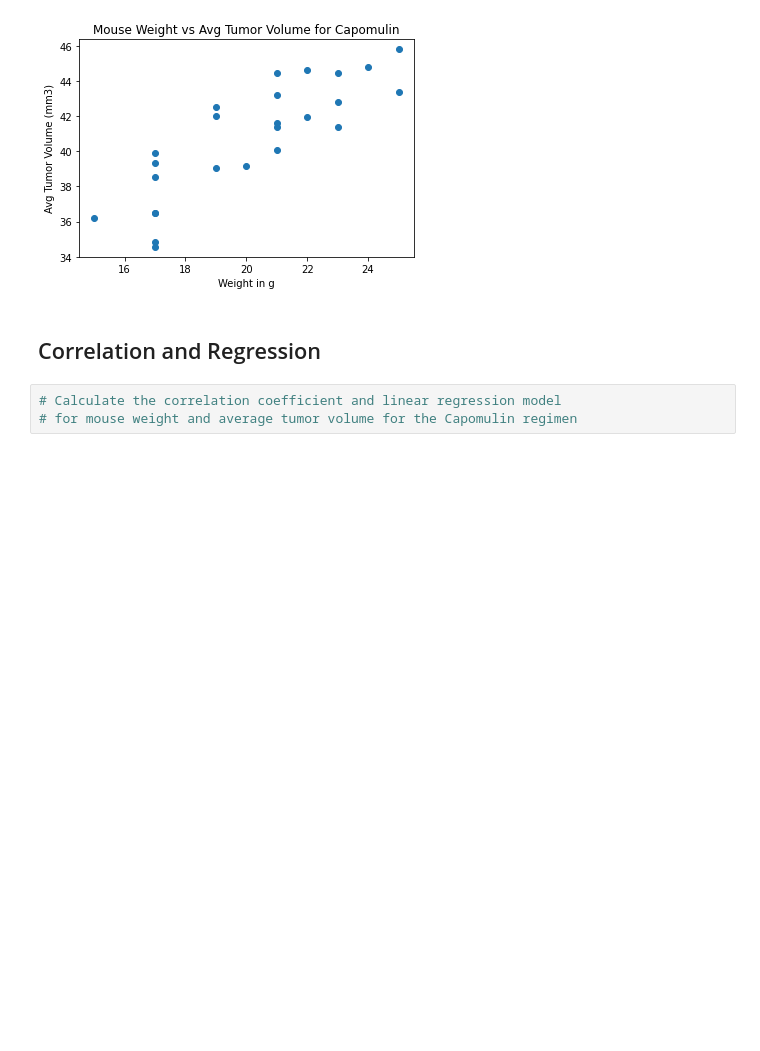
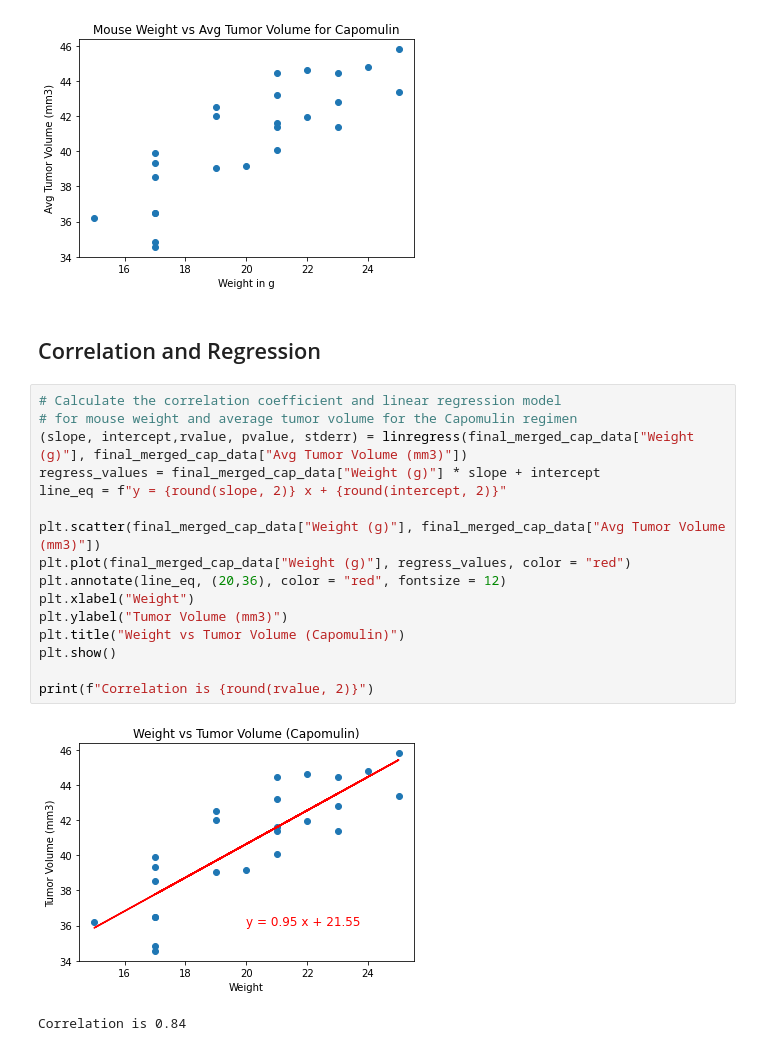
Before and after one commit to nstefanek/matplotlib, a Jupyter notebook: pymaceuticals_starter.ipynb, the cells around one changed output. Cells and saved outputs as stored; diff of their text form; blank space fills up the shorter version.

```diff
--- a/pymaceuticals_starter.ipynb
+++ b/pymaceuticals_starter.ipynb
@@ -342,6 +343,22 @@ plt.show()
 [figure]
 # %% [markdown]
 ## Correlation and Regression
-# %%
-# Calculate the correlation coefficient and linear regression model
-# for mouse weight and average tumor volume for the Capomulin regimen
+# %%
+# Calculate the correlation coefficient and linear regression model
+# for mouse weight and average tumor volume for the Capomulin regimen
+(slope, intercept,rvalue, pvalue, stderr) = linregress(final_merged_cap_data["Weight (g)"], final_merged_cap_data["Avg Tumor Volume (mm3)"])
+regress_values = final_merged_cap_data["Weight (g)"] * slope + intercept
+line_eq = f"y = {round(slope, 2)} x + {round(intercept, 2)}"
+
+plt.scatter(final_merged_cap_data["Weight (g)"], final_merged_cap_data["Avg Tumor Volume (mm3)"])
+plt.plot(final_merged_cap_data["Weight (g)"], regress_values, color = "red")
+plt.annotate(line_eq, (20,36), color = "red", fontsize = 12)
+plt.xlabel("Weight")
+plt.ylabel("Tumor Volume (mm3)")
+plt.title("Weight vs Tumor Volume (Capomulin)")
+plt.show()
+
+print(f"Correlation is {round(rvalue, 2)}")
+# %% [output]
+[figure, added]
+Correlation is 0.84
```
Also changed, not shown: parts of 1 cell of this notebook.
